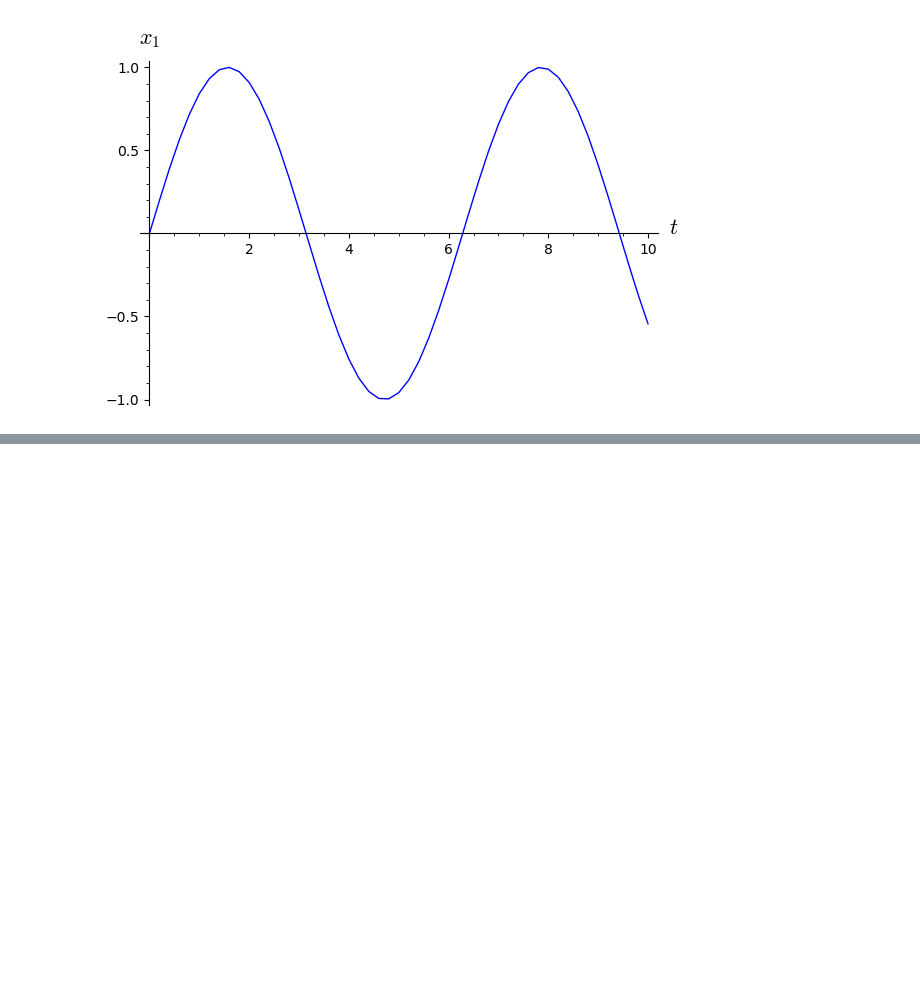
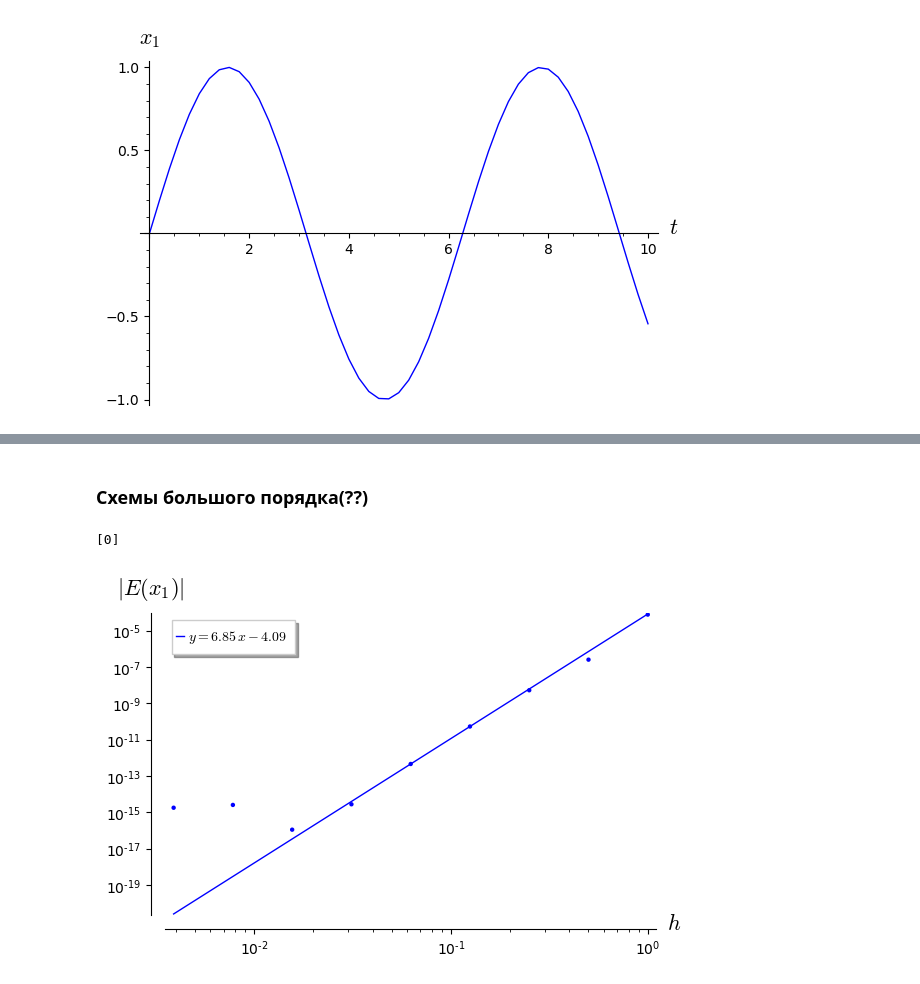
Before and after one commit to vmkadrov/dps, a Jupyter notebook: examples/examples.ipynb, the cells around one changed output, grey strips where cells are left out. Saved outputs shown, nothing was run; the diff lists cells and outputs as text; code cells hidden in the pictures; blank space fills up the shorter version.

```diff
--- a/examples/examples.ipynb
+++ b/examples/examples.ipynb
@@ -156,4 +233,4 @@ sol.plot(t,x1)
 # %% [output]
 [figure]
 # %%
-L = [dps(pr1, s, C, N=10*2^n) for n in range(10)]
+richardson_plot([dps(pr1, s, C, N=10*2^n) for n in range(10)],x1,10)
@@ -163,0 +254,42 @@ richardson_plot(L,x1,10)
+# %% [markdown]
+### Схемы большого порядка(??)
+# %%
+C = {
+    a0: 1/6,
+    a2: 1/6,
+    a5: 1/6,
+    a9: 1/6,
+    a14: 1/6,
+    a19: 1/6,
+    a22: 1/840,
+    a18: 1/120,
+    a13: 1/20,
+    a8: 1/16,
+    a12: 1/16,
+    a17: 1/16,
+    a21: 1/16,
+    a4: 10/16,
+    a7: 2/16,
+    a11: 2/16,
+    a16: 1/16,
+    a1: 1/2,
+    a3: 1,
+    a6: 1,
+    a10: 1,
+    a15: -2,
+    a20: -1
+}
+F = a0*f(x)+ a1*L(f(x))*dt +\
+    a2*f(x + a3*f(x)*dt + a4*L(f(x))*dt^2) +\
+    a5*f(x + a6*f(x)*dt + a7*L(f(x))*dt^2 + a8*L(L(f(x)))*dt^3) +\
+    a9*f(x + a10*f(x)*dt + a11*L(f(x))*dt^2 + a12*L(L(f(x)))*dt^3 + a13*L(L(L(f(x))))*dt^4) +\
+    a14*f(x + a15*f(x)*dt + a16*L(f(x))*dt^2 + a17*L(L(f(x)))*dt^3 + a18*L(L(L(L(f(x)))))*dt^5) +\
+    a19*f(x + a20*f(x)*dt + a21*L(f(x))*dt^2 + a21*L(L(f(x)))*dt^3 + a22*L(L(L(L(L(f(x))))))*dt^6)
+s = Scheme([x,t],[f,L],a_param, F.subs(C), order = 7)
+s.coefficients(right = x)
+# %% [output]
+[0]
+# %%
+richardson_plot([dps(pr1, s, C, N=10*2^n) for n in range(10)], x1, 10, nmin=3, nmax=5)
+# %% [output]
+[figure, added]
```
Also changed, not shown: parts of 26 cells of this notebook, 3 other files.
